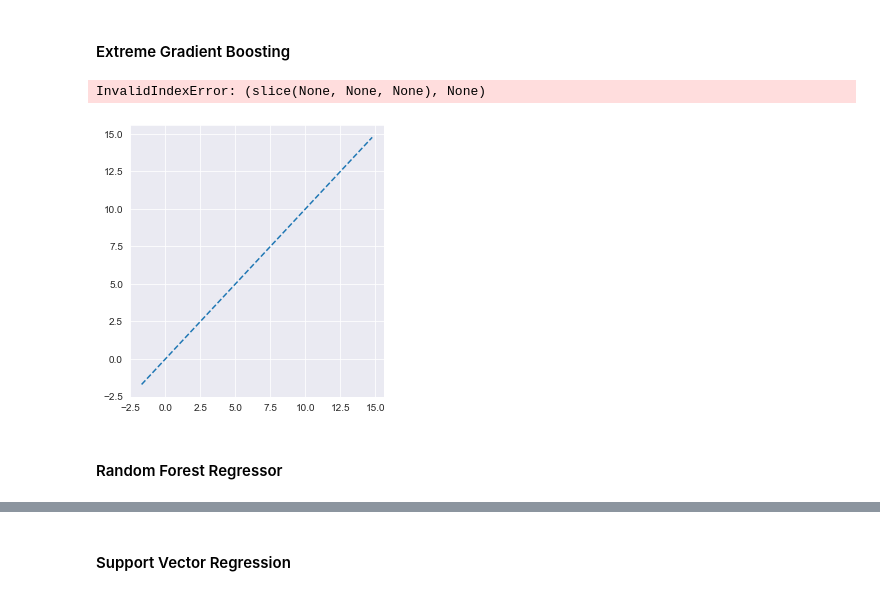
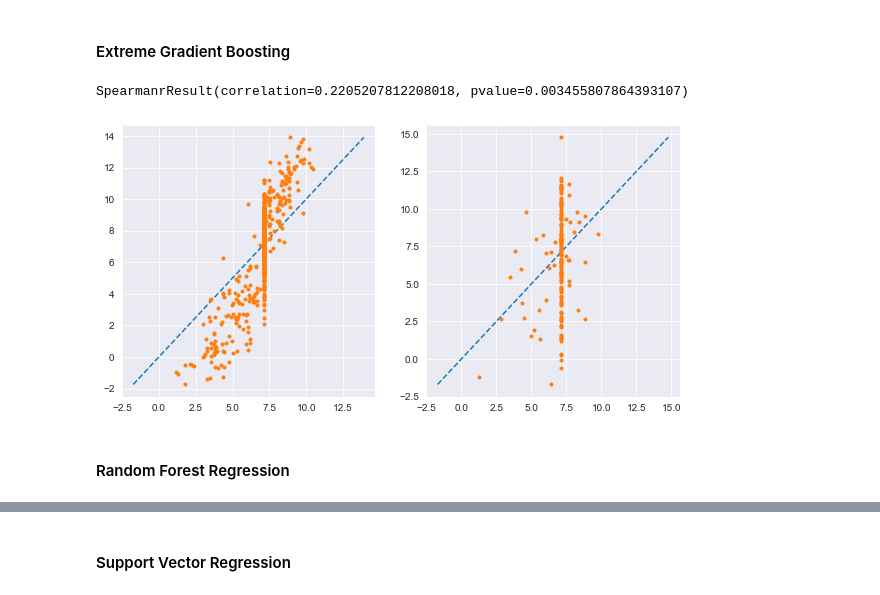
Before and after one commit to camilababo/Application-of-ML-approaches-towards-the-prediction-of-gene-expression-levels-in-S.thermophilus, a Jupyter notebook: gene-expression-prediction-pipeline/promoter_prediction_pipeline.ipynb, the cells around one changed output, grey strips where cells are left out. Drawn from its saved outputs; the diff is of its cells as text; code cells hidden in the pictures.

```diff
--- a/gene-expression-prediction-pipeline/promoter_prediction_pipeline.ipynb
+++ b/gene-expression-prediction-pipeline/promoter_prediction_pipeline.ipynb
@@ -508,0 +510,3 @@ xgb_param_tune.best_params_
+# %%
+best_xgb_model = xgb_param_tune.best_estimator_
+best_xgb_model
@@ -672,4 +666,8 @@ KeyboardInterrupt:
 # %%
+estimator=SVR(kernel='linear')
+selector = RFECV(estimator)
+selector = selector.fit(x_train, y_train)
+
 #Get ranking of features
 svr_rankings = pd.Series(selector.ranking_, index=x_train.columns)
 svr_reduced_features_2 = svr_rankings[svr_rankings == 1].index
@@ -687,7 +685,7 @@ print("The model's Spearman correlation coefficient is %s." % stats.spearmanr(
     svr_model_rfe.predict(x_test[svr_reduced_features_2]), y_test).correlation)
 
 #Calculate Coefficient of Determination (R-squared)
-print("The model's accuracy is %.3f." % svr_model_rfe.score(x_test[svr_reduced_features_2], y_test))
+print("The model's coefficient of determination is %.3f." % svr_model_rfe.score(x_test[svr_reduced_features_2], y_test))
 
 #Calculate the Mean Squared Error
 mse = mean_squared_error(y_test, svr_model_rfe.predict(x_test[svr_reduced_features_2]))
@@ -718,27 +752,39 @@ svr_param_tune.best_params_
 # %% [markdown]
 ### Predictions comparison
+# %%
+#Transforming the data for the predictons plots
+pred_x_train = x_train.to_numpy()
+pred_y_train = y_train.to_numpy()
+pred_x_test = x_test.to_numpy()
+pred_y_test = y_test.to_numpy()
+xgb_x_train_feat = x_train[xgb_reduced_features_2].to_numpy()
+xgb_x_test_feat = x_test[xgb_reduced_features_2].to_numpy()
+rf_x_train_feat = x_train[rf_reduced_features_2].to_numpy()
+rf_x_test_feat = x_test[rf_reduced_features_2].to_numpy()
+svr_x_train_feat = x_train[svr_reduced_features_2].to_numpy()
+svr_x_test_feat = x_test[svr_reduced_features_2].to_numpy()
 # %% [markdown]
 #### Extreme Gradient Boosting
 # %%
 #Compare the predictions and measurements by plot and the spearman correlation coefficient
 plt.figure(figsize=[10, 5])
 
 #Plot for the training set
 plt.subplot(1, 2, 1)
-plt.plot([y_train.min(), y_train.max()], [y_train.min(), y_train.max()], "--")
-plt.plot(xgb_model_hyp.predict(x_train[xgb_reduced_features_2]), y_train, ".")
+plt.plot([pred_y_train.min(), pred_y_train.max()], [pred_y_train.min(), pred_y_train.max()], "--")
+plt.plot(best_xgb_model.predict(xgb_x_train_feat), pred_y_train, ".")
 
 #Plot for the testing set
 plt.subplot(1, 2, 2)
-plt.plot([y_test.min(), y_test.max()], [y_test.min(), y_test.max()], "--")
-plt.plot(xgb_model_hyp, y_test, ".")
+plt.plot([pred_y_test.min(), pred_y_test.max()], [pred_y_test.min(), pred_y_test.max()], "--")
+plt.plot(best_xgb_model.predict(xgb_x_test_feat), pred_y_test, ".")
 
-print(stats.spearmanr(xgb_model_hyp, y_test))
+print(stats.spearmanr(best_xgb_model.predict(xgb_x_test_feat), pred_y_test))
 # %% [output]
-InvalidIndexError: (slice(None, None, None), None)
+SpearmanrResult(correlation=0.2205207812208018, pvalue=0.003455807864393107)
-[figure, old version]
+[figure, new version]
 # %% [markdown]
-#### Random Forest Regressor
+#### Random Forest Regression
 # %%
 #Compare the predictions and measurements by plot and the spearman correlation coefficient
 plt.figure(figsize=[10, 5])
```
Also changed, not shown: parts of 42 cells of this notebook, 8 other files.
